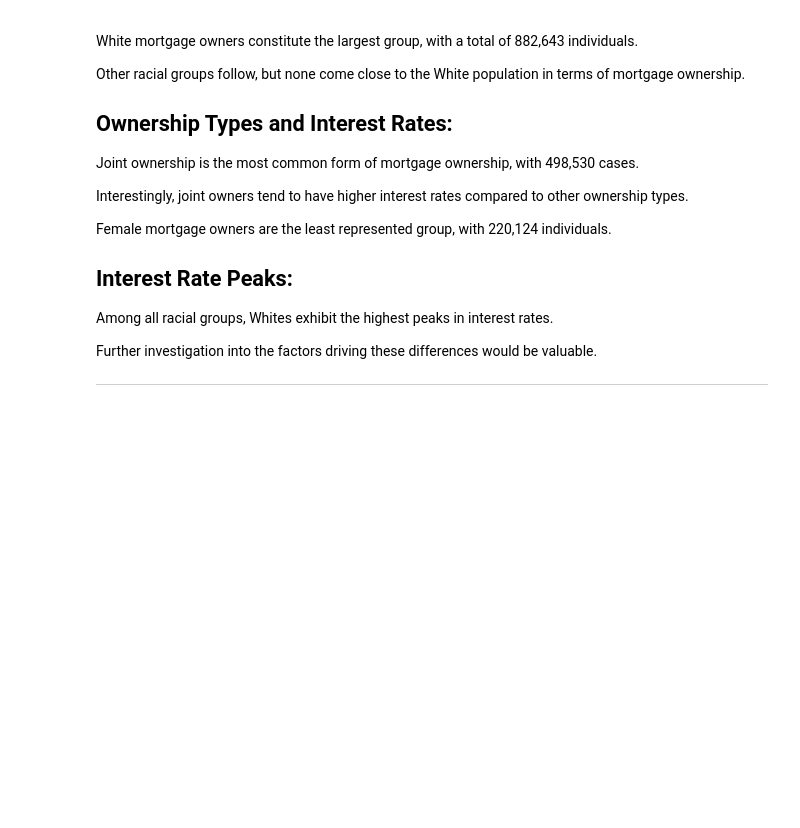
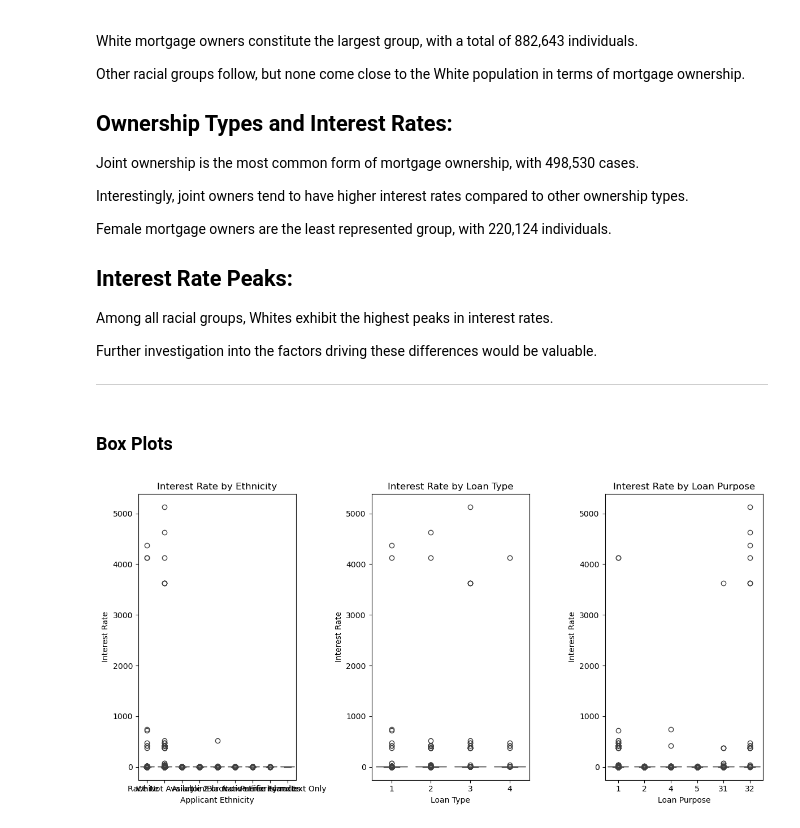
Before and after one commit to PonchoBeBallin/Group_project_Data_Class, a Jupyter notebook: HMDA test.ipynb, the cells around one changed output. Saved outputs shown, nothing was run; the diff lists cells and outputs as text; code cells hidden in the pictures; blank space fills up the shorter version.

```diff
--- a/HMDA test.ipynb
+++ b/HMDA test.ipynb
@@ -529,3 +626,34 @@ Among all racial groups, Whites exhibit the highest peaks in interest rates.
 Further investigation into the factors driving these differences would be valuable.
 
 -----
+# %% [markdown]
+### Box Plots
+# %%
+# Explore interest rate variations by customer segments (e.g., ethnicity, loan type, purpose)
+plt.figure(figsize=(12, 6))
+
+# Box plot by ethnicity
+plt.subplot(1, 3, 1)
+sns.boxplot(x='derived_race', y='interest_rate', data=df)
+plt.title("Interest Rate by Ethnicity")
+plt.xlabel("Applicant Ethnicity")
+plt.ylabel("Interest Rate")
+
+# Box plot by loan type
+plt.subplot(1, 3, 2)
+sns.boxplot(x='loan_type', y='interest_rate', data=df)
+plt.title("Interest Rate by Loan Type")
+plt.xlabel("Loan Type")
+plt.ylabel("Interest Rate")
+
+# Box plot by loan purpose
+plt.subplot(1, 3, 3)
+sns.boxplot(x='loan_purpose', y='interest_rate', data=df)
+plt.title("Interest Rate by Loan Purpose")
+plt.xlabel("Loan Purpose")
+plt.ylabel("Interest Rate")
+
+plt.tight_layout()
+plt.show()
+# %% [output]
+[figure, added]
```
Also changed, not shown: parts of 8 cells of this notebook.
